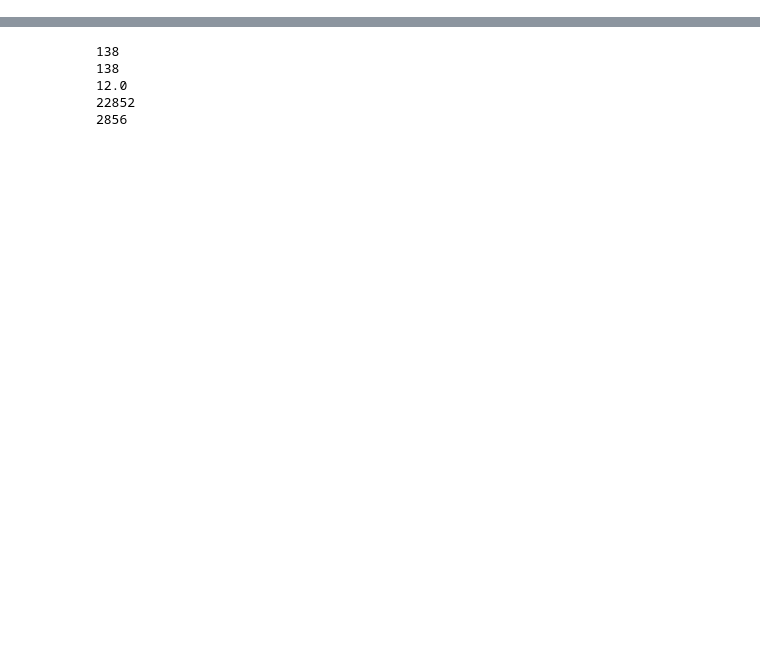
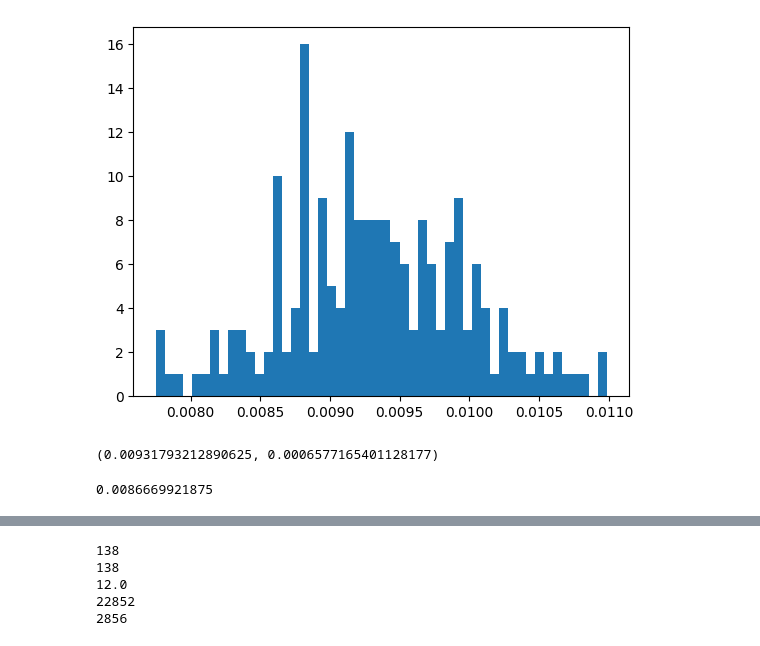
Before and after one commit to matthiasprobst/synpivimage, a Jupyter notebook: examples/out_of_plane.ipynb, the cells around one changed output, grey strips where cells are left out. Cells and saved outputs as stored; diff of their text form; code cells hidden in the pictures; blank space fills up the shorter version.

```diff
--- a/examples/out_of_plane.ipynb
+++ b/examples/out_of_plane.ipynb
@@ -15,0 +64,21 @@ def plot_img(img, ax, **kwargs):
+# %%
+imgA, partA = spi.take_image(laser=laser, camera=cam, particles=partA, particle_peak_count=1000)
+imgB, partB = spi.take_image(laser=laser, camera=cam, particles=partA.regenerate(), particle_peak_count=1000)
+# %%
+ppps = []
+for i in range(200):
+    p = partA.regenerate()
+    imgA, p = spi.take_image(laser=laser, camera=cam, particles=p, particle_peak_count=1000)
+    ppps.append(p.get_ppp(cam.size))
+# %%
+_ = plt.hist(ppps, bins=50)
+# %% [output]
+[figure, added]
+# %%
+np.mean(ppps), np.std(ppps)
+# %% [output]
+(0.00931793212890625, 0.0006577165401128177)
+# %%
+partB.get_ppp(cam.size)
+# %% [output]
+0.0086669921875
```
Also changed, not shown: parts of 22 cells of this notebook, 24 other files.
